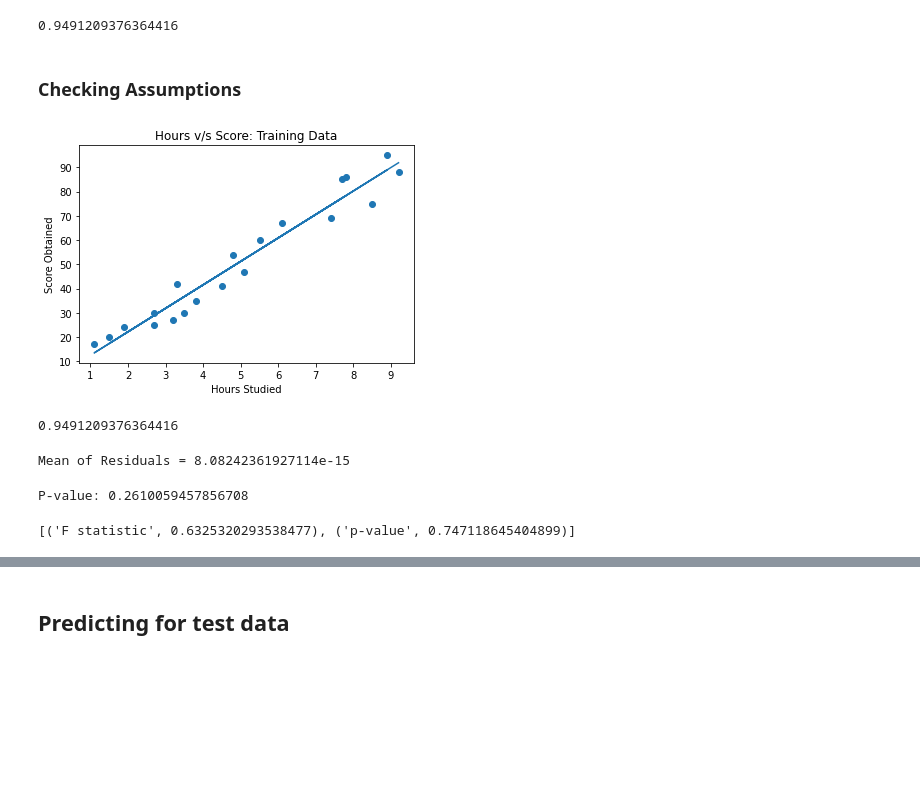
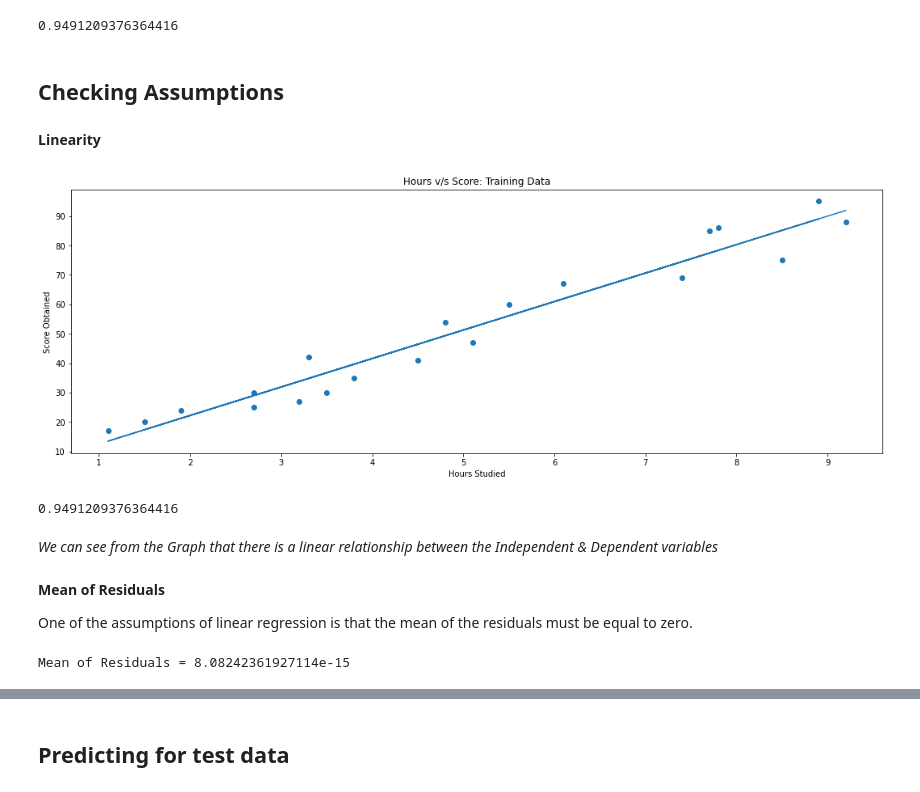
Before and after one commit to roshan2600/TSF_tasks, a Jupyter notebook: TSF Task 1.ipynb, the cells around one changed output, grey strips where cells are left out. Drawn from its saved outputs; the diff is of its cells as text; code cells hidden in the pictures; blank space fills up the shorter version.

Commit message:
- Made changes in Assumptions section

```diff
--- a/TSF Task 1.ipynb
+++ b/TSF Task 1.ipynb
@@ -90,19 +92,26 @@ reg.score(x_train, y_train)
 # %% [output]
 0.9491209376364416
 # %% [markdown]
-### Checking Assumptions
+## Checking Assumptions
+# %% [markdown]
+**Linearity**
 # %%
-#Linearity
-
+plt.figure(figsize=(18,6))
 plt.scatter(x_train, y_train)
 plt.plot(x_train, reg.predict(x_train))
 plt.title('Hours v/s Score: Training Data')
 plt.xlabel('Hours Studied')
 plt.ylabel('Score Obtained')
 plt.show()
 
 reg.score(x_train, y_train)
 # %% [output]
-[figure, old version]
+[figure, new version]
 0.9491209376364416
+# %% [markdown]
+*We can see from the Graph that there is a linear relationship between the Independent & Dependent variables*
+# %% [markdown]
+**Mean of Residuals**
+
+One of the assumptions of linear regression is that the mean of the residuals must be equal to zero.
 # %%
@@ -114,21 +121,3 @@ mean_residuals = np.mean(residuals)
 print("Mean of Residuals = {}".format(mean_residuals))
 # %% [output]
 Mean of Residuals = 8.08242361927114e-15
-# %%
-# Durbin Watson Test for Homoscedasticity
-# H0 = There in homoscedasticity v/s H1 = There is no homoscedasticity
-
-dbtest = durbin_watson(y_train)
-print("P-value:", dbtest)
-# %% [output]
-P-value: 0.2610059457856708
-# %%
-#Goldfeld Quandt Test for homoscedasticity
-
-import statsmodels.stats.api as sms
-from statsmodels.compat import lzip
-name = ['F statistic', 'p-value']
-test = sms.het_goldfeldquandt(residuals, x_train)
-lzip(name, test)
-# %% [output]
-[('F statistic', 0.6325320293538477), ('p-value', 0.747118645404899)]
```
Also changed, not shown: parts of 12 cells of this notebook.
